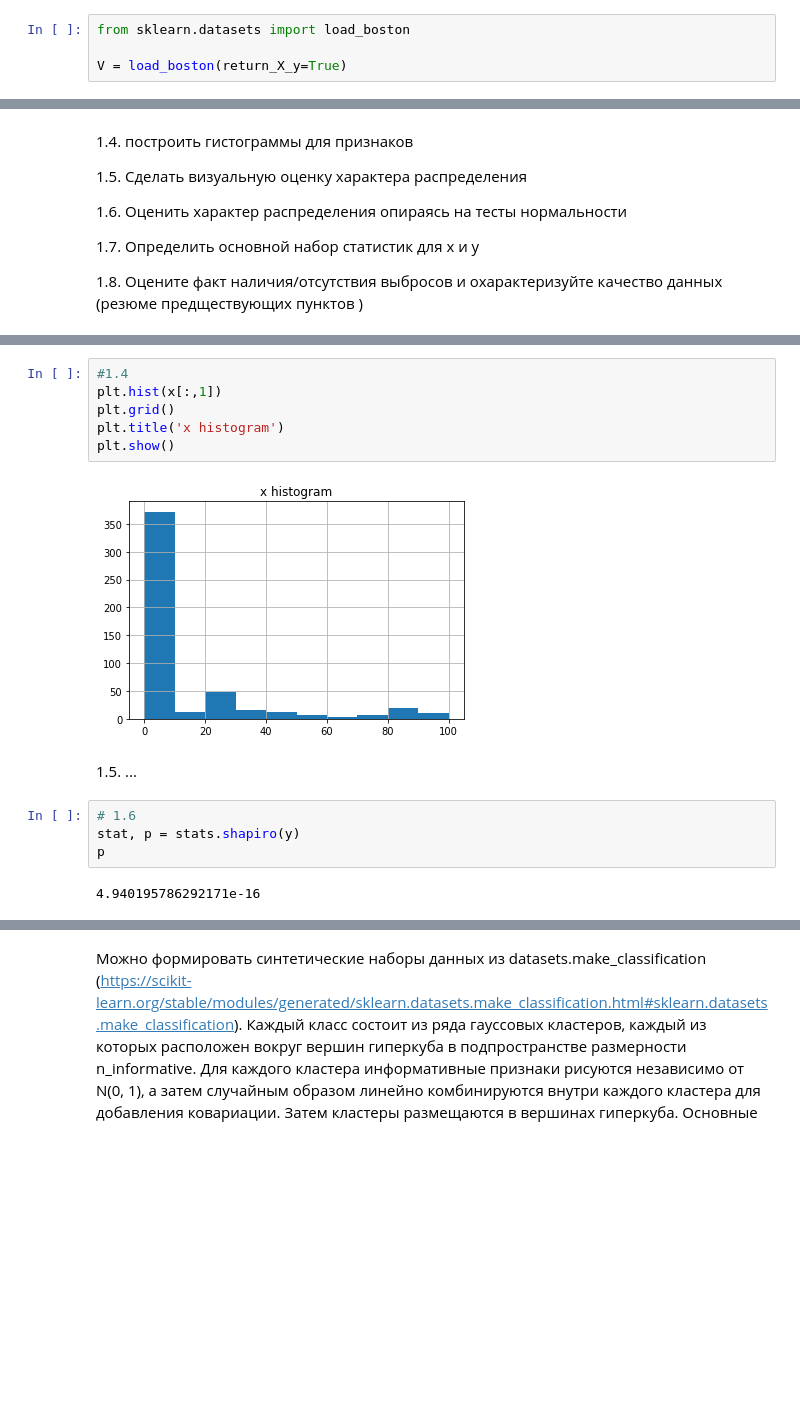
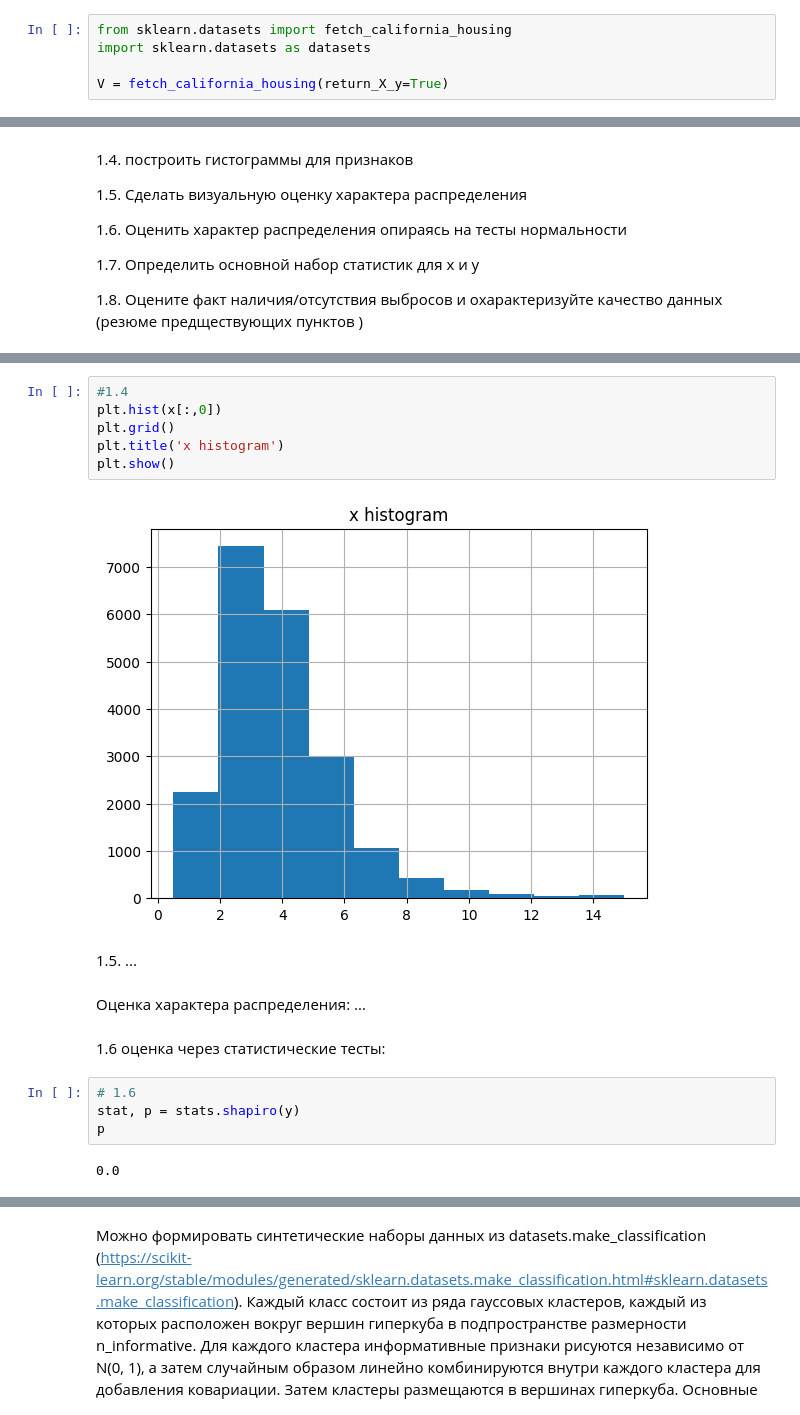
Before and after one commit to mkorlyakova/MSTU-courses, a Jupyter notebook: ML magister/1/ML_lab1.ipynb, the cells around one changed output, grey strips where cells are left out. Cells and saved outputs as stored; diff of their text form; blank space fills up the shorter version.

```diff
--- a/ML magister/1/ML_lab1.ipynb
+++ b/ML magister/1/ML_lab1.ipynb
@@ -36,4 +150,5 @@ Scikit-Learn базируется на библиотеке SciPy, котору
 # %%
-from sklearn.datasets import load_boston
+from sklearn.datasets import fetch_california_housing
+import sklearn.datasets as datasets
 
-V = load_boston(return_X_y=True)
+V = fetch_california_housing(return_X_y=True)
@@ -119,19 +211,23 @@ plt.show()
 # %%
 #1.4
-plt.hist(x[:,1])
+plt.hist(x[:,0])
 plt.grid()
 plt.title('x histogram')
 plt.show()
 # %% [output]
-[figure, old version]
+[figure, new version]
 # %% [markdown]
 1.5.  ...
+# %% [markdown]
+Оценка характера распределения: ...
+# %% [markdown]
+1.6 оценка через статистические тесты:
 # %%
 # 1.6
 stat, p = stats.shapiro(y)
 p
 # %% [output]
-4.940195786292171e-16
+0.0
 # %%
 # 1.7.
 
```
Also changed, not shown: parts of 42 cells of this notebook.
